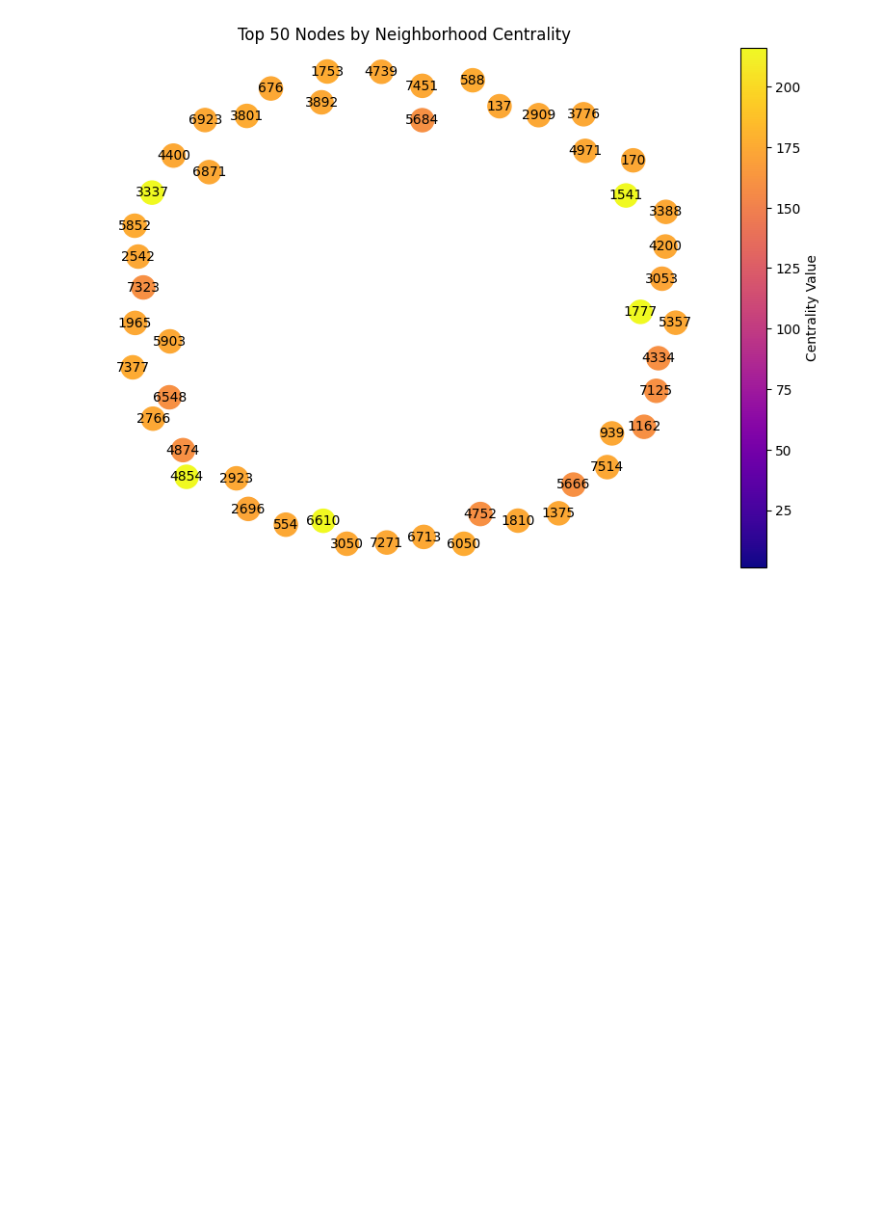
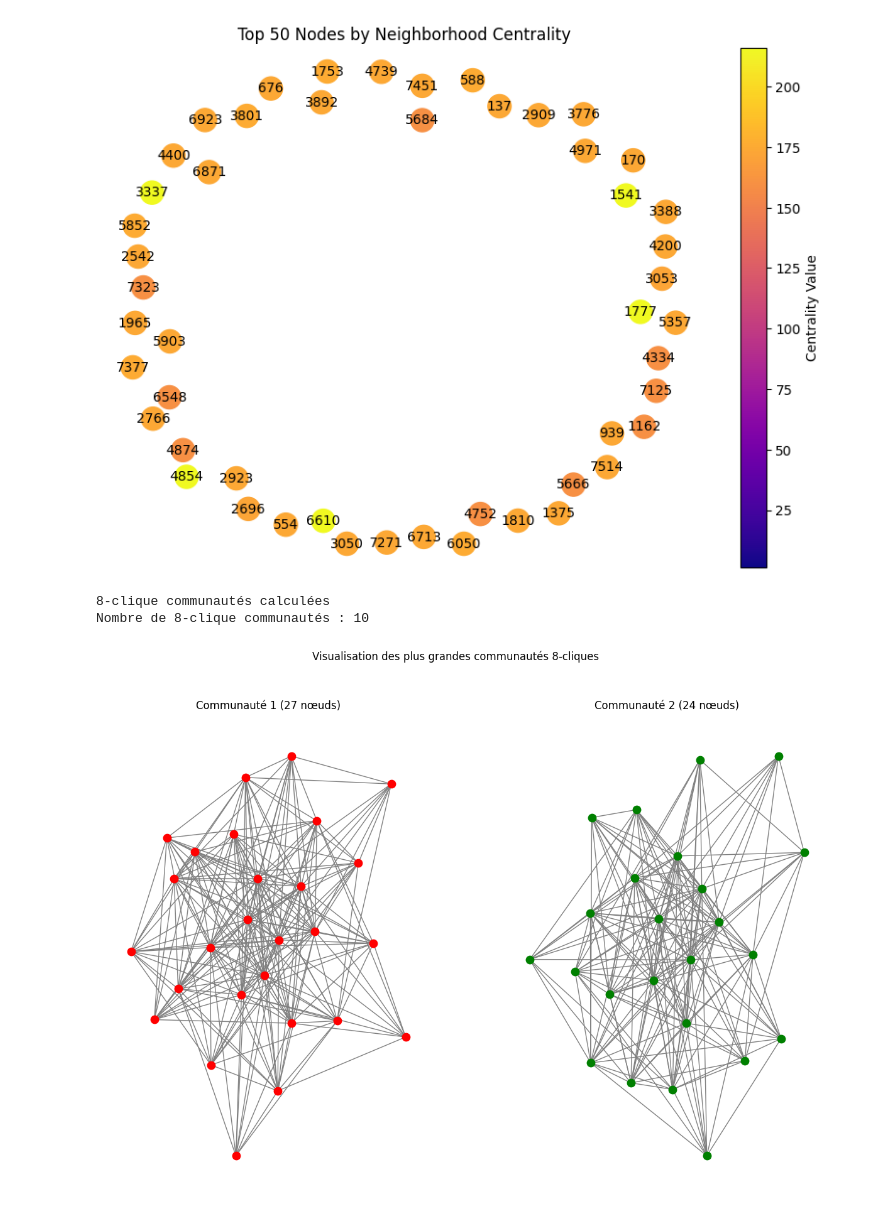
Before and after one commit to Bodartofficiel/graph-mining-project, a Jupyter notebook: Project.ipynb, the cells around one changed output. Saved outputs shown, nothing was run; the diff lists cells and outputs as text; code cells hidden in the pictures; blank space fills up the shorter version.

Commit message:
Ajout de la visualisation des communautés

```diff
--- a/Project.ipynb
+++ b/Project.ipynb
@@ -173,3 +176,37 @@ for chosen_centrality in chosen_centralities:
 [figure]
 [figure]
 [figure]
+# %%
+import networkx as nx
+import matplotlib.pyplot as plt
+import itertools
+
+# Calcul des communautés 8-cliques
+communities = sorted(list(nx.community.k_clique_communities(deezer_graph, 8)), key=len, reverse=True)
+print("8-clique communautés calculées")
+print(f"Nombre de 8-clique communautés : {len(communities)}")
+
+# Sélectionner les k plus grandes communautés à afficher
+k = min(2, len(communities))
+communities = communities[:k]
+
+colors = itertools.cycle(['r', 'g', 'b', 'c', 'm', 'y'])
+
+plt.figure(figsize=(15, 10))
+
+for i, (community, color) in enumerate(zip(communities, colors), start=1):
+
+    subgraph = deezer_graph.subgraph(community)
+    pos = nx.spring_layout(subgraph, seed=42)
+
+    # Dessiner le sous-graphe
+    plt.subplot(1, k, i)
+    nx.draw(subgraph, pos, node_color=color, edge_color='gray', with_labels=False, node_size=80)
+    plt.title(f"Communauté {i} ({len(community)} nœuds)")
+
+plt.suptitle("Visualisation des plus grandes communautés 8-cliques")
+plt.show()
+# %% [output]
+8-clique communautés calculées
+Nombre de 8-clique communautés : 10
+[figure, added]
```
Also changed, not shown: parts of 2 cells of this notebook.
